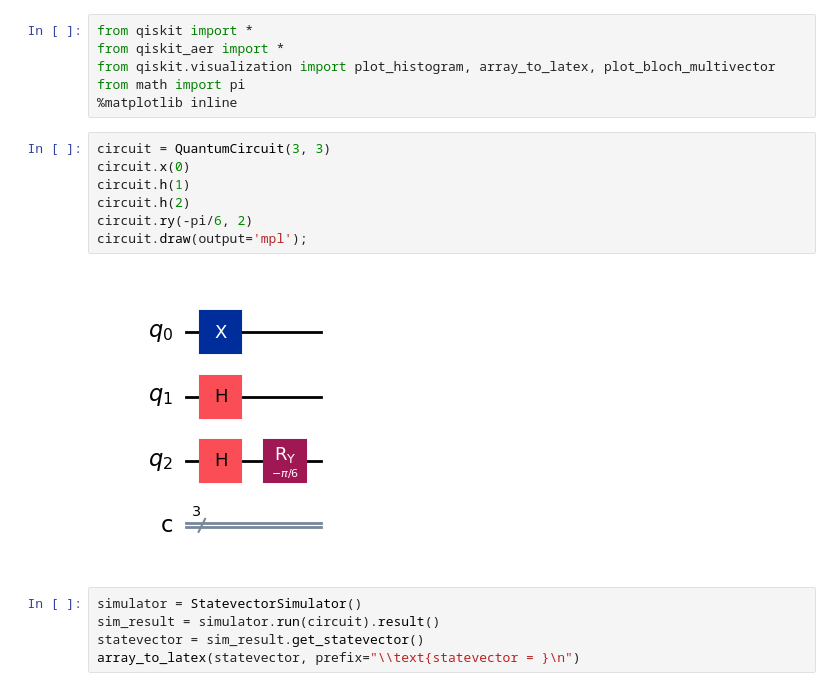
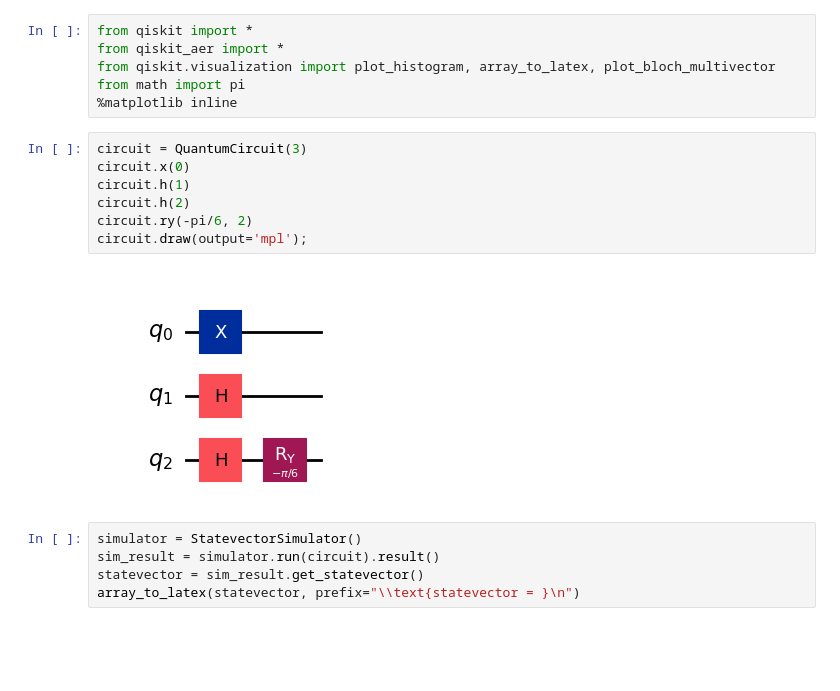
Before and after one commit to arodr95/qiskit-learning, a Jupyter notebook: 12_random_numbers_challenge.ipynb, the cells around one changed output. Cells and saved outputs as stored; diff of their text form; blank space fills up the shorter version.

```diff
--- a/12_random_numbers_challenge.ipynb
+++ b/12_random_numbers_challenge.ipynb
@@ -78,14 +78,14 @@ from qiskit.visualization import plot_histogram, array_to_latex, plot_bloch_mult
 from math import pi
 %matplotlib inline
 # %%
-circuit = QuantumCircuit(3, 3)
+circuit = QuantumCircuit(3)
 circuit.x(0)
 circuit.h(1)
 circuit.h(2)
 circuit.ry(-pi/6, 2)
 circuit.draw(output='mpl');
 # %% [output]
-[figure, old version]
+[figure, new version]
 # %%
 simulator = StatevectorSimulator()
 sim_result = simulator.run(circuit).result()
```
